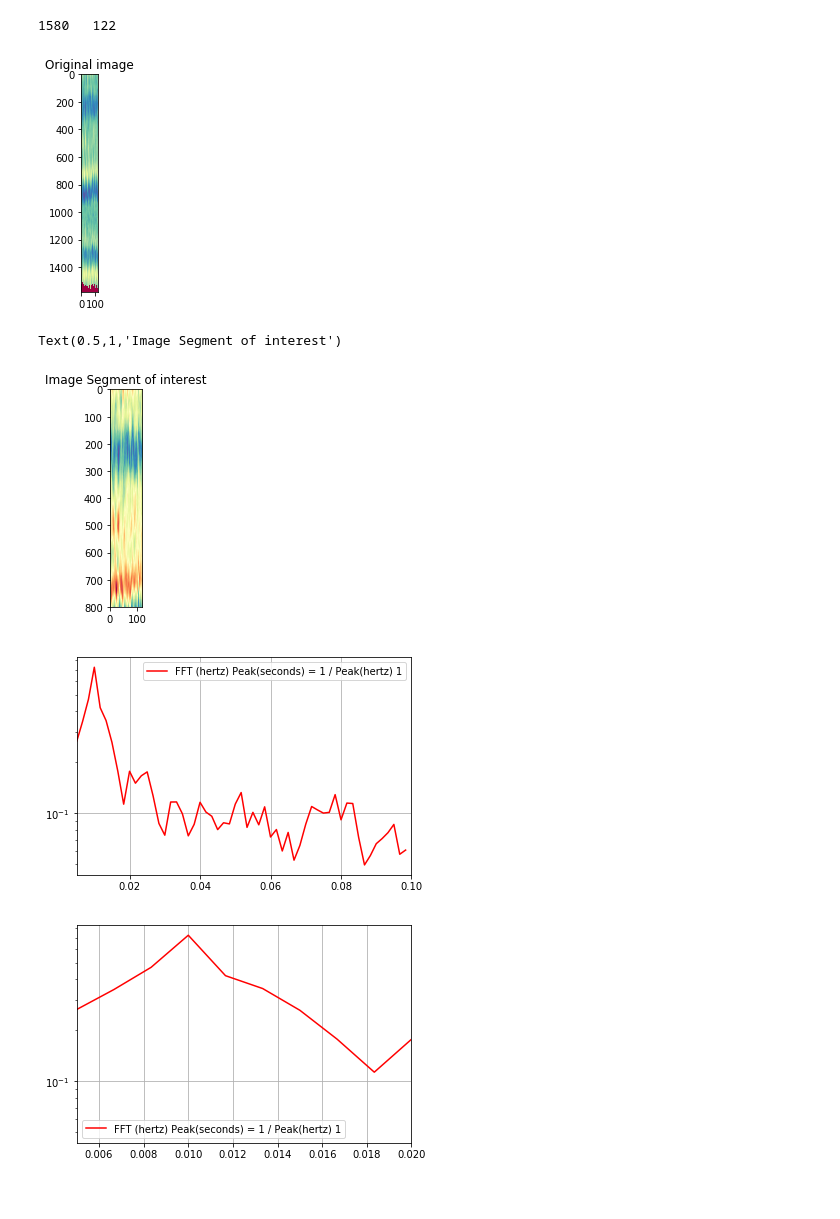
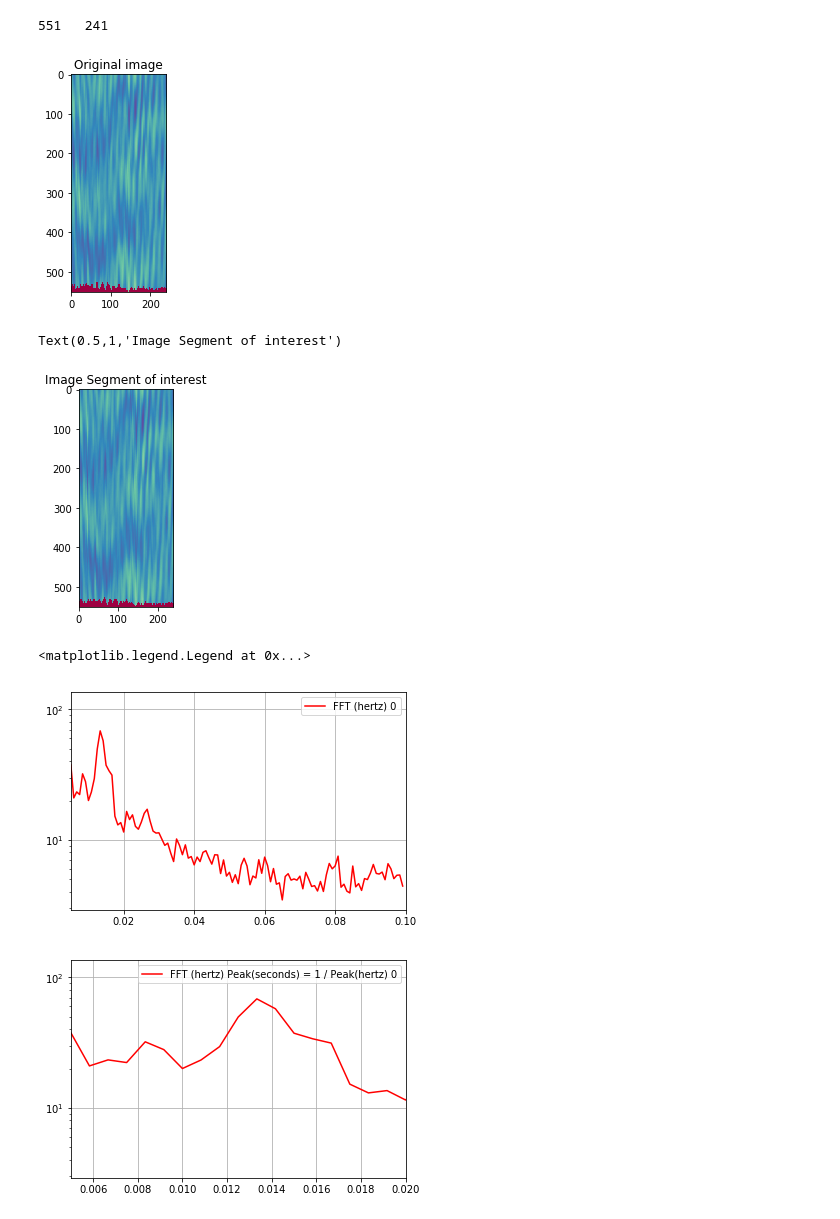
Before and after one commit to oozguc/PyImage, a Jupyter notebook: ObjectClassInstance/SingleBlockFFT.ipynb, the cells around one changed output. Cells and saved outputs as stored; diff of their text form; code cells hidden in the pictures.

```diff
--- a/ObjectClassInstance/SingleBlockFFT.ipynb
+++ b/ObjectClassInstance/SingleBlockFFT.ipynb
@@ -18,6 +19,6 @@ from Normalize import normalizeFloat, normalizeMinMax, Path, save_tiff_imagej_co
 # %%
-targetdir = '/Users/aimachine/Documents/JuliaData/Julia/Subset/NewImagesOz/'
-sourceimage = '/Users/aimachine/Documents/JuliaData/Julia/Subset/NewImagesOz/10SegmentsCalculation.tif'
+targetdir = '/Users/aimachine/Documents/KymoGraphsForFFT/NewKymographs/'
+sourceimage = '/Users/aimachine/Documents/KymoGraphsForFFT/NewKymographs/KymographN5Circle.tif'
 
 base = os.path.split(sourceimage)[-1]
 
@@ -25,43 +26,40 @@ Filename = os.path.splitext(base)
 # %%
 #Enter time unit in seconds
 Time_unit = 5
-#Cut Section of image before the alst pixel
-CutSectionAfter = 1
+
 #Remove the first zero line if there, else put 0
 CutSectionX = 1
 #Enter start y pixel unit for the section
 StartSection = 0
 #Enter end y pixel unit for section
-EndSection = 800
+EndSection = 600
 #Range of Plot in Hertz
 maxXrange = 0.1
 # %%
 y = imread(sourceimage)
 Xrange = y.shape[0]
 Yrange = y.shape[1]
 print(Xrange, " ", Yrange)
-cutY = y[:,CutSectionAfter:Yrange]
 
-y = cutY
 
 
 
 width = int(EndSection - StartSection)
 block = int(Xrange / width)
 cutX = y[:,CutSectionX:Yrange]
 plt.figure()
 plt.imshow(y, plt.cm.Spectral)
 plt.title('Original image')
 y = cutX
 
 
 Start = StartSection
 End = EndSection
 
 axes = 'XY'
 # %% [output]
-1580   122
+551   241
-[figure, old version]
+[figure, new version]
 # %%
 
 plt.figure()
@@ -73,4 +71,4 @@ plt.imshow(fsmally, plt.cm.Spectral)
 plt.title('Image Segment of interest')
 # %% [output]
 Text(0.5,1,'Image Segment of interest')
-[figure, old version]
+[figure, new version]
@@ -103,14 +81,14 @@ allfrequ = 0
 fsmally = y[StartSection:EndSection, :]
 
 
-onedimg, frequ = doFilterFFT(fsmally, False)
+onedimg, frequ = doFilterFFT(fsmally, Time_unit, False)
 allfrequ=onedimg
 plt.figure()
 plt.semilogy(frequ, onedimg, '-r' )
 plt.xlim(xmin = 0.005, xmax = 0.1 )
 plt.grid()
-plt.legend(['FFT (hertz) Peak(seconds) = 1 / Peak(hertz)' + ' ' + str(block)])
-plt.savefig(targetdir + 'Filtered_' + Filename[0] + '.png')
+plt.legend(['FFT (hertz)' + ' ' + str(block)])
+plt.savefig(targetdir + 'CircleFits' + Filename[0] + '.png')
 
 plt.figure()
 plt.semilogy(frequ, onedimg, '-r' )
@@ -118,7 +96,7 @@ plt.xlim(xmin = 0.005, xmax = 0.02 )
 
 plt.grid()
 plt.legend(['FFT (hertz) Peak(seconds) = 1 / Peak(hertz)' + ' ' + str(block)])
-plt.savefig(targetdir + 'ZoomFiltered_' + Filename[0] + '.png')
 # %% [output]
+<matplotlib.legend.Legend at 0x...>
-[figure, old version]
+[figure, new version]
-[figure, old version]
+[figure, new version]
```
Also changed, not shown: parts of 2 cells of this notebook, 5 other files.
